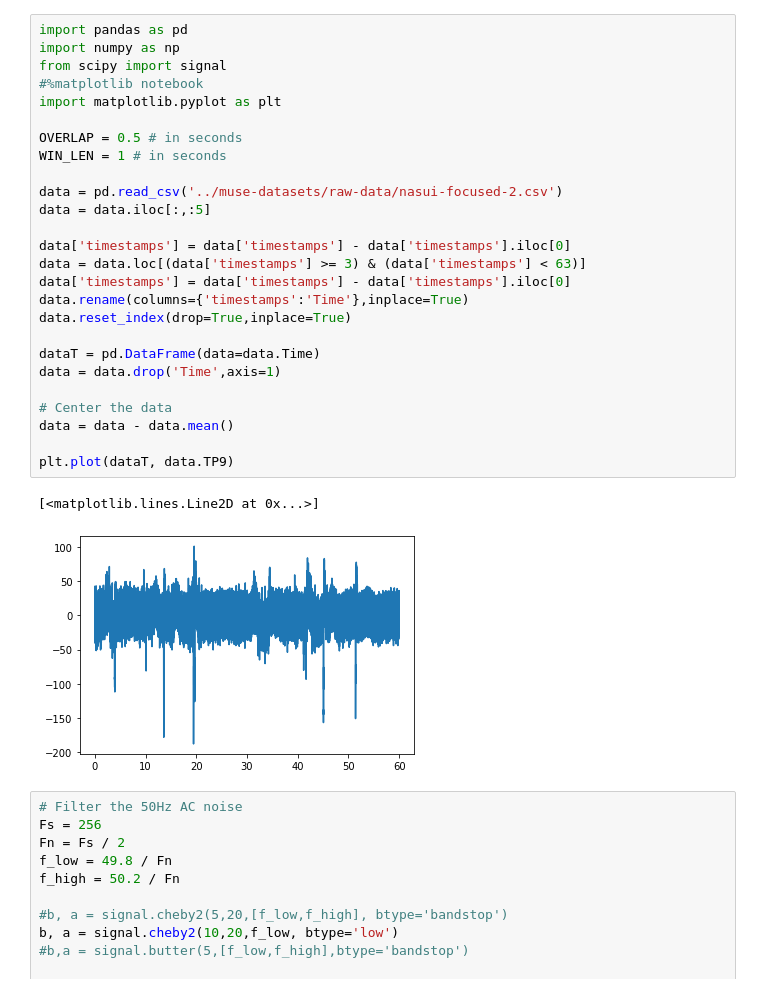
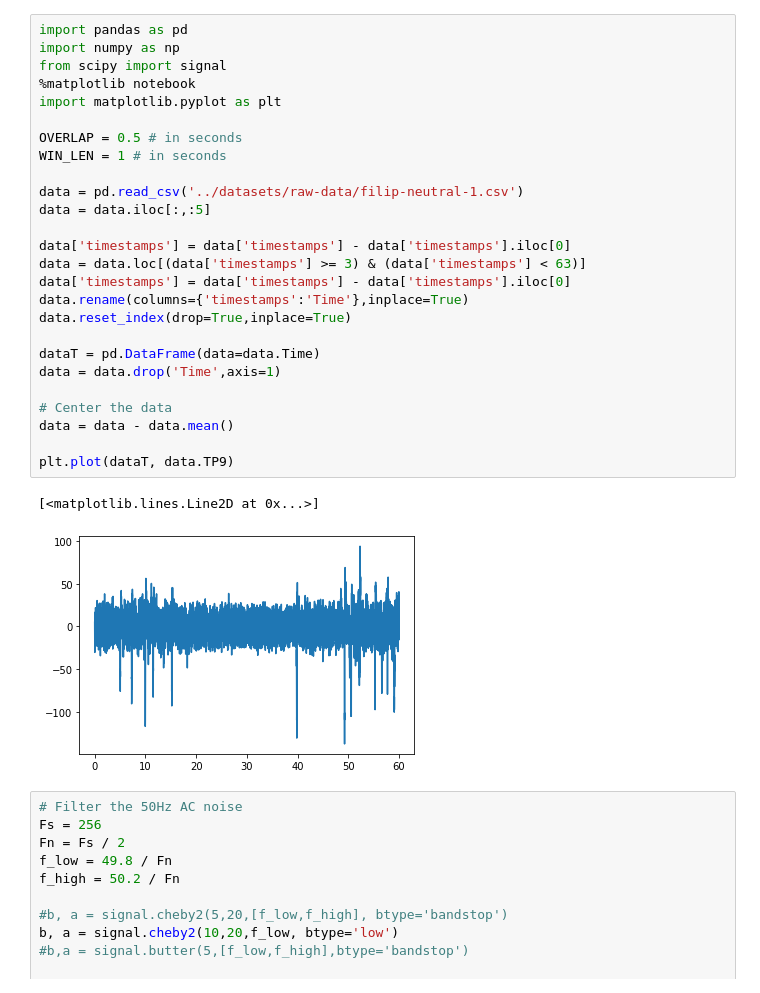
Before and after one commit to andreinasui/Licenta-2019-2020, a Jupyter notebook: notebook/extract_frequency_features.ipynb, the cells around one changed output. Drawn from its saved outputs; the diff is of its cells as text.

Commit message:
added new raw data from filip

```diff
--- a/notebook/extract_frequency_features.ipynb
+++ b/notebook/extract_frequency_features.ipynb
@@ -1,32 +1,32 @@
 # %%
 import pandas as pd
 import numpy as np
 from scipy import signal
-#%matplotlib notebook
+%matplotlib notebook
 import matplotlib.pyplot as plt
 
 OVERLAP = 0.5 # in seconds
 WIN_LEN = 1 # in seconds
 
-data = pd.read_csv('../muse-datasets/raw-data/nasui-focused-2.csv')
+data = pd.read_csv('../datasets/raw-data/filip-neutral-1.csv')
 data = data.iloc[:,:5]
 
 data['timestamps'] = data['timestamps'] - data['timestamps'].iloc[0]
 data = data.loc[(data['timestamps'] >= 3) & (data['timestamps'] < 63)]
 data['timestamps'] = data['timestamps'] - data['timestamps'].iloc[0]
 data.rename(columns={'timestamps':'Time'},inplace=True)
 data.reset_index(drop=True,inplace=True)
 
 dataT = pd.DataFrame(data=data.Time)
 data = data.drop('Time',axis=1)
 
 # Center the data
 data = data - data.mean()
 
 plt.plot(dataT, data.TP9)
 # %% [output]
 [<matplotlib.lines.Line2D at 0x...>]
-[figure, old version]
+[figure, new version]
 # %%
 # Filter the 50Hz AC noise
 Fs = 256
```
Also changed, not shown: 17 other files.
